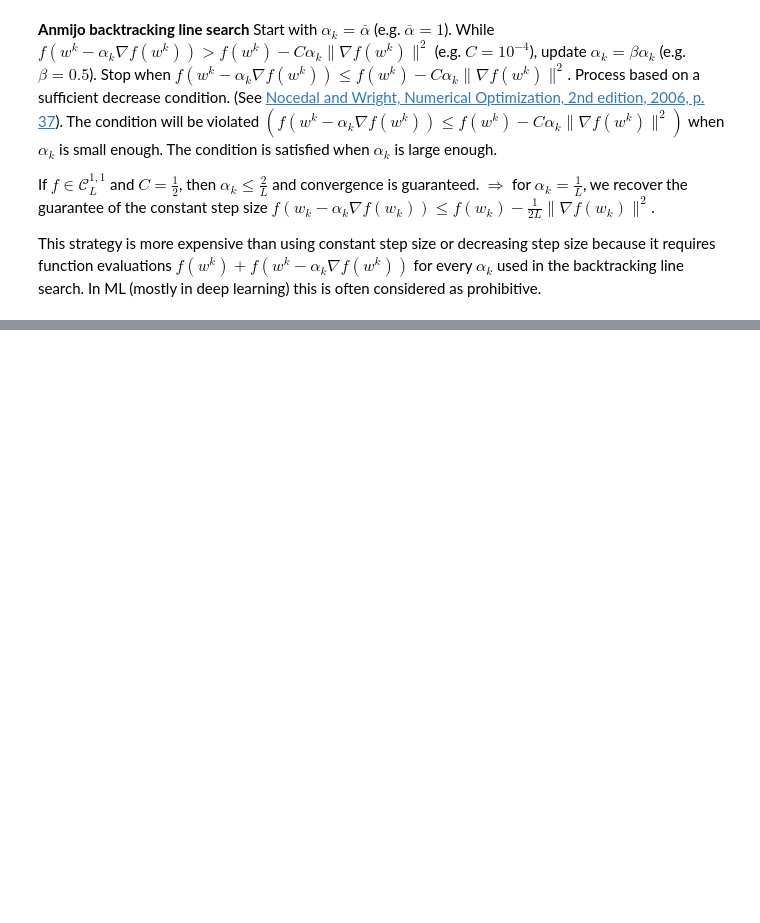
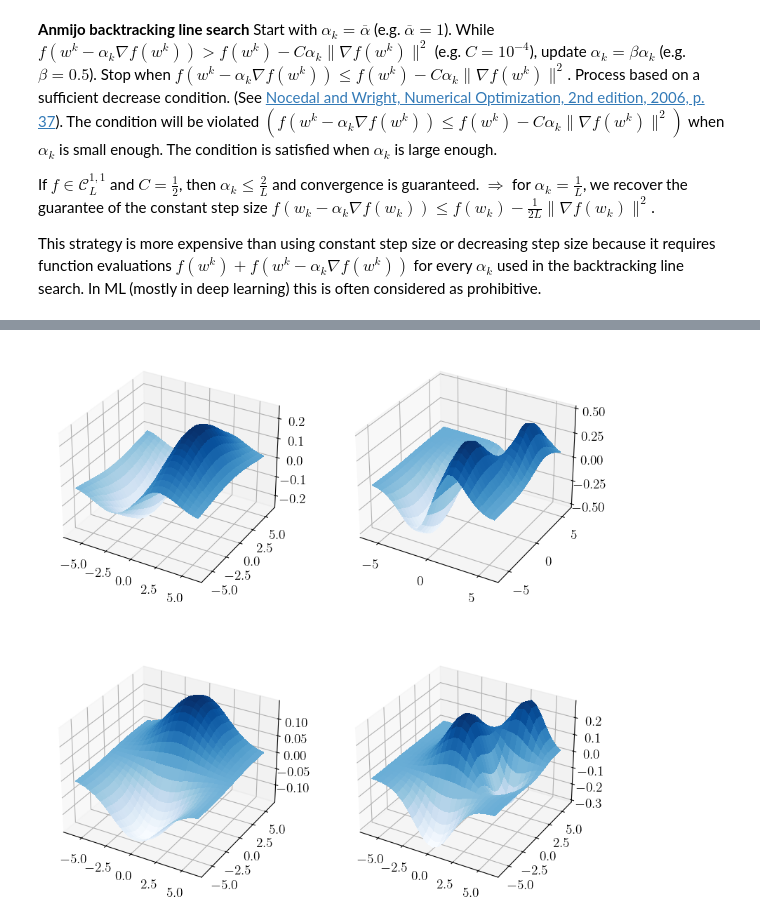
Before and after one commit to qlinhta/iasd-psl, a Jupyter notebook: optimisation/lecture3.ipynb, the cells around one changed output, grey strips where cells are left out. Cells and saved outputs as stored; diff of their text form; code cells hidden in the pictures; blank space fills up the shorter version.

```diff
--- a/optimisation/lecture3.ipynb
+++ b/optimisation/lecture3.ipynb
@@ -53,0 +154,10 @@ This strategy is more expensive than using constant step size or decreasing step
+# %%
+fig, axs = plt.subplots(2, 2, subplot_kw={'projection': '3d'}, figsize=(10, 10))
+axs = axs.reshape(-1)
+axs[0].plot_surface(X, Y, dF0x, cmap='Blues', linewidth=0, antialiased=False)
+axs[2].plot_surface(X, Y, dF0y, cmap='Blues', linewidth=0, antialiased=False)
+axs[1].plot_surface(X, Y, dF2x, cmap='Blues', linewidth=0, antialiased=False)
+axs[3].plot_surface(X, Y, dF2y, cmap='Blues', linewidth=0, antialiased=False)
+plt.show()
+# %% [output]
+[figure, added]
```
Also changed, not shown: parts of 13 cells of this notebook, 1 other file.
